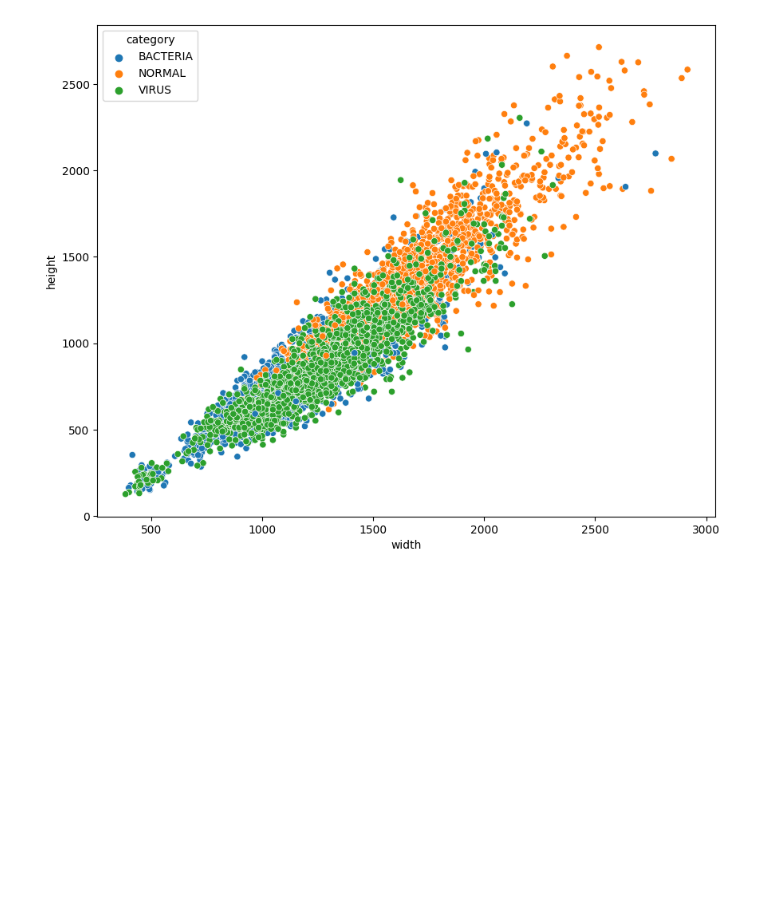
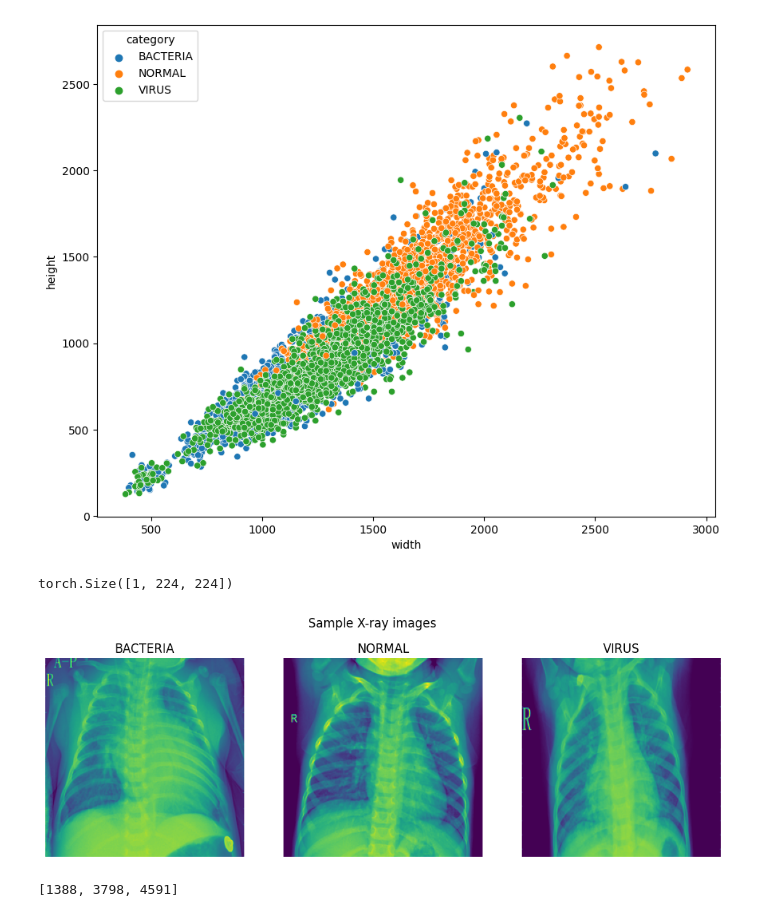
Before and after one commit to angussaw/Explainable-Neural-Networks, a Jupyter notebook: EDA.ipynb, the cells around one changed output. Drawn from its saved outputs; the diff is of its cells as text; code cells hidden in the pictures; blank space fills up the shorter version.

```diff
--- a/EDA.ipynb
+++ b/EDA.ipynb
@@ -119,3 +146,58 @@ raw_images_df[["height","width"]].describe()
 | 75% | 1187.000000 | 1560.000000 |
 | max | 2713.000000 | 2916.000000 |
 [figure]
+# %%
+bacteria_array = np.array(raw_images_df[raw_images_df["category"] == "BACTERIA"].index)
+normal_array = np.array(raw_images_df[raw_images_df["category"] == "NORMAL"].index)
+virus_array = np.array(raw_images_df[raw_images_df["category"] == "VIRUS"].index)
+
+sample_img_arrays = [np.random.choice(bacteria_array),
+                    np.random.choice(normal_array),
+                    np.random.choice(virus_array)]
+sample_labels = ["BACTERIA", "NORMAL", "VIRUS"]
+# %%
+i=0
+dataset = raw_images_df.iloc[sample_img_arrays[i]].dataset
+image = raw_images_df.iloc[sample_img_arrays[i]].image
+label = sample_labels[i]
+
+file_path = f'data/data/{dataset}/{label}/{image}'
+img_pil = Image.open(file_path)
+img_pil = img_pil.resize((224,224))
+# %% [output]
+torch.Size([1, 224, 224])
+# %%
+bacteria_array = np.array(raw_images_df[raw_images_df["category"] == "BACTERIA"].index)
+normal_array = np.array(raw_images_df[raw_images_df["category"] == "NORMAL"].index)
+virus_array = np.array(raw_images_df[raw_images_df["category"] == "VIRUS"].index)
+
+# sample_img_arrays = [np.random.choice(bacteria_array),
+#                     np.random.choice(normal_array),
+#                     np.random.choice(virus_array)]
+
+sample_img_arrays = [1388, 3798, 4591]
+sample_labels = ["BACTERIA", "NORMAL", "VIRUS"]
+
+fig, axes = plt.subplots(1,3, figsize=(12,4))
+fig.suptitle("Sample X-ray images")
+
+for i in range(len(sample_img_arrays)):
+
+    dataset = raw_images_df.iloc[sample_img_arrays[i]].dataset
+    image = raw_images_df.iloc[sample_img_arrays[i]].image
+    label = sample_labels[i]
+
+    file_path = f'data/data/{dataset}/{label}/{image}'
+    img_pil = Image.open(file_path)
+    img_pil = img_pil.resize((224,224))
+    img_pil = img_pil.convert("L")
+
+    axes[i].imshow(img_pil)
+    axes[i].set_title(label)
+    axes[i].axis('off')
+# %% [output]
+[figure, added]
+# %%
+sample_img_arrays
+# %% [output]
+[1388, 3798, 4591]
```
Also changed, not shown: parts of 5 cells of this notebook, 4 other files.
